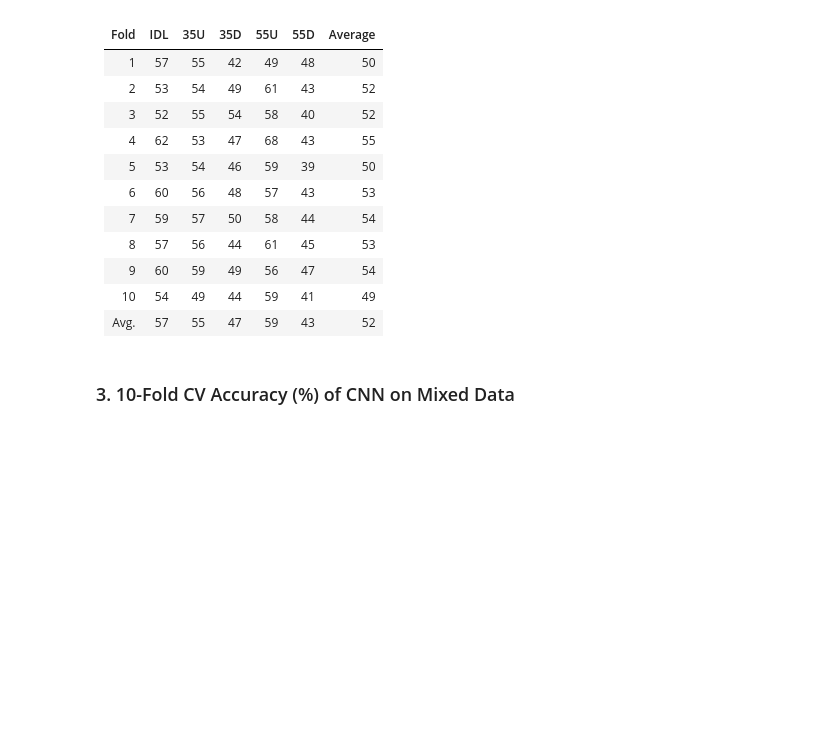
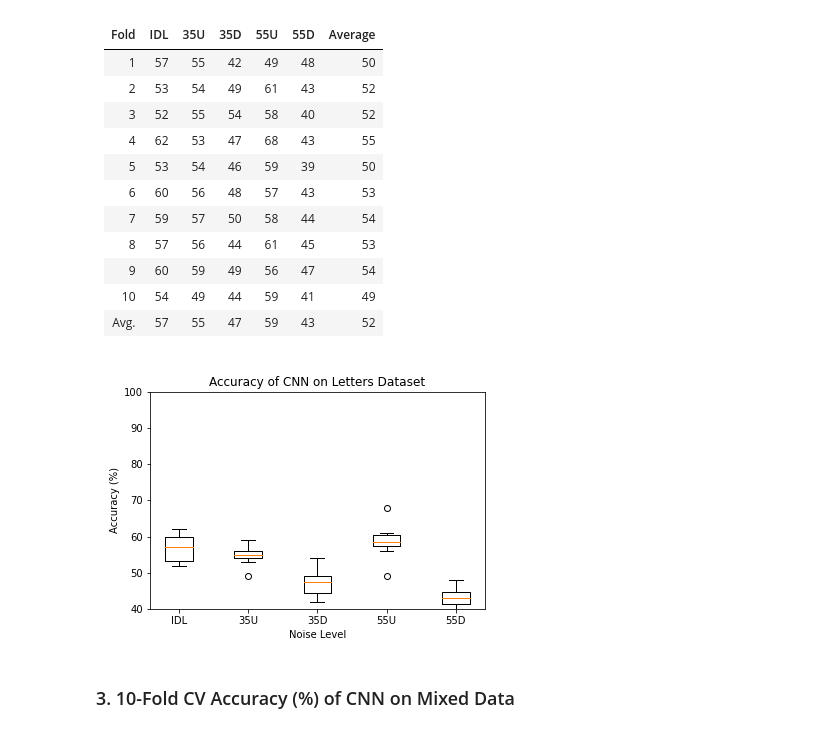
Before and after one commit to YichengShen/car_speech, a Jupyter notebook: index.ipynb, the cells around one changed output. Drawn from its saved outputs; the diff is of its cells as text; code cells hidden in the pictures; blank space fills up the shorter version.

```diff
--- a/index.ipynb
+++ b/index.ipynb
@@ -70,6 +92,10 @@ See Notebook <strong>03, 05, 06, 07 and 08</strong> for details.
 |   9  	|  60  	|  59  	|  49  	|  56  	|  47  	|    54    	|
 |  10  	|  54  	|  49  	|  44 	|  59  	|  41  	|    49    	|
 | Avg. 	|  57  	|  55  	|  47  	|  59  	|  43  	|    52    	|
+# %%
+Image("plots/accuracy_of_cnn_on_letters_dataset.png")
+# %% [output]
+[figure, added]
 # %% [markdown]
 ### 3. 10-Fold CV Accuracy (%) of CNN on Mixed Data
 # %% [markdown]
```
Also changed, not shown: parts of 5 cells of this notebook, 14 other files.
